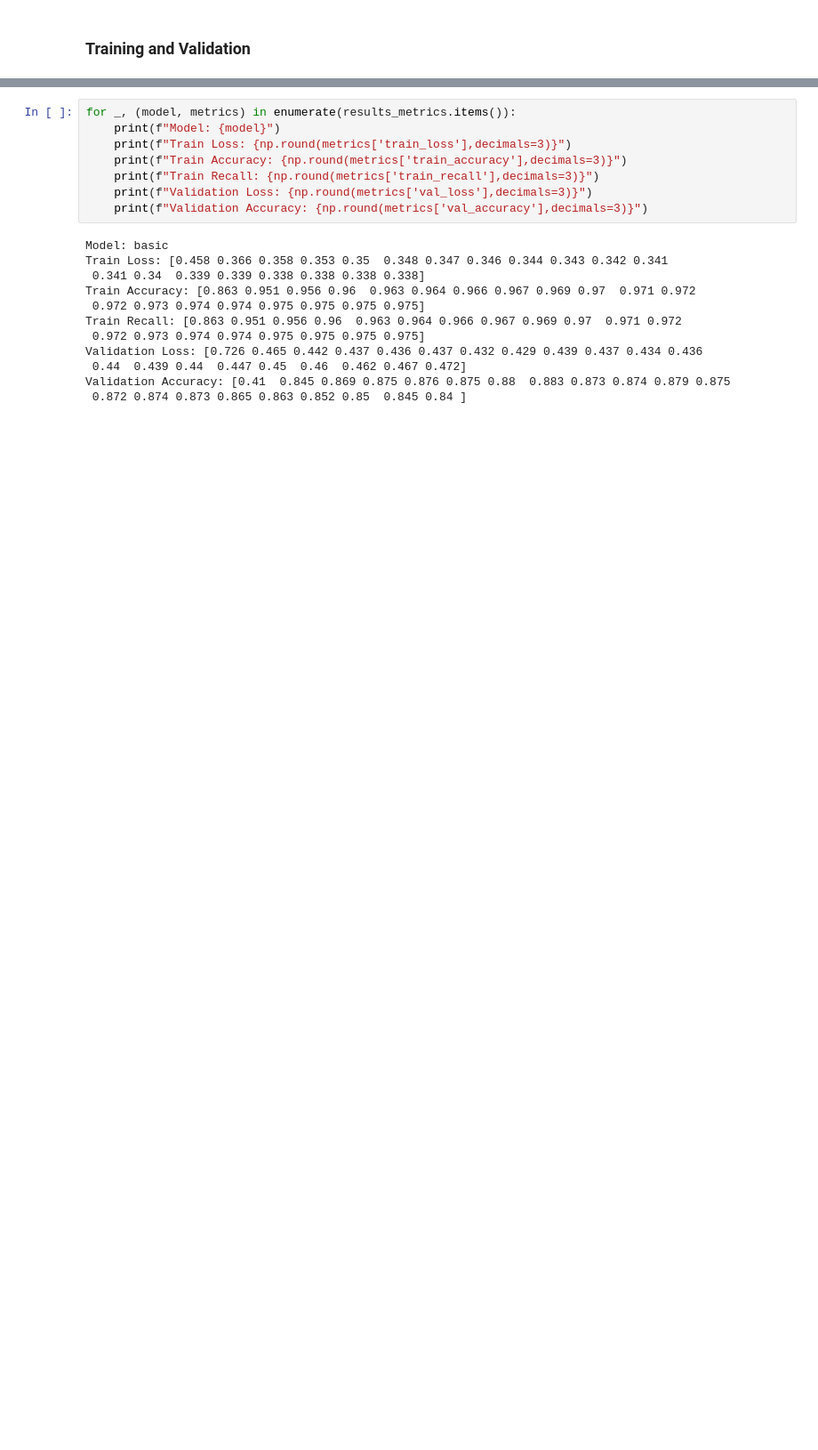
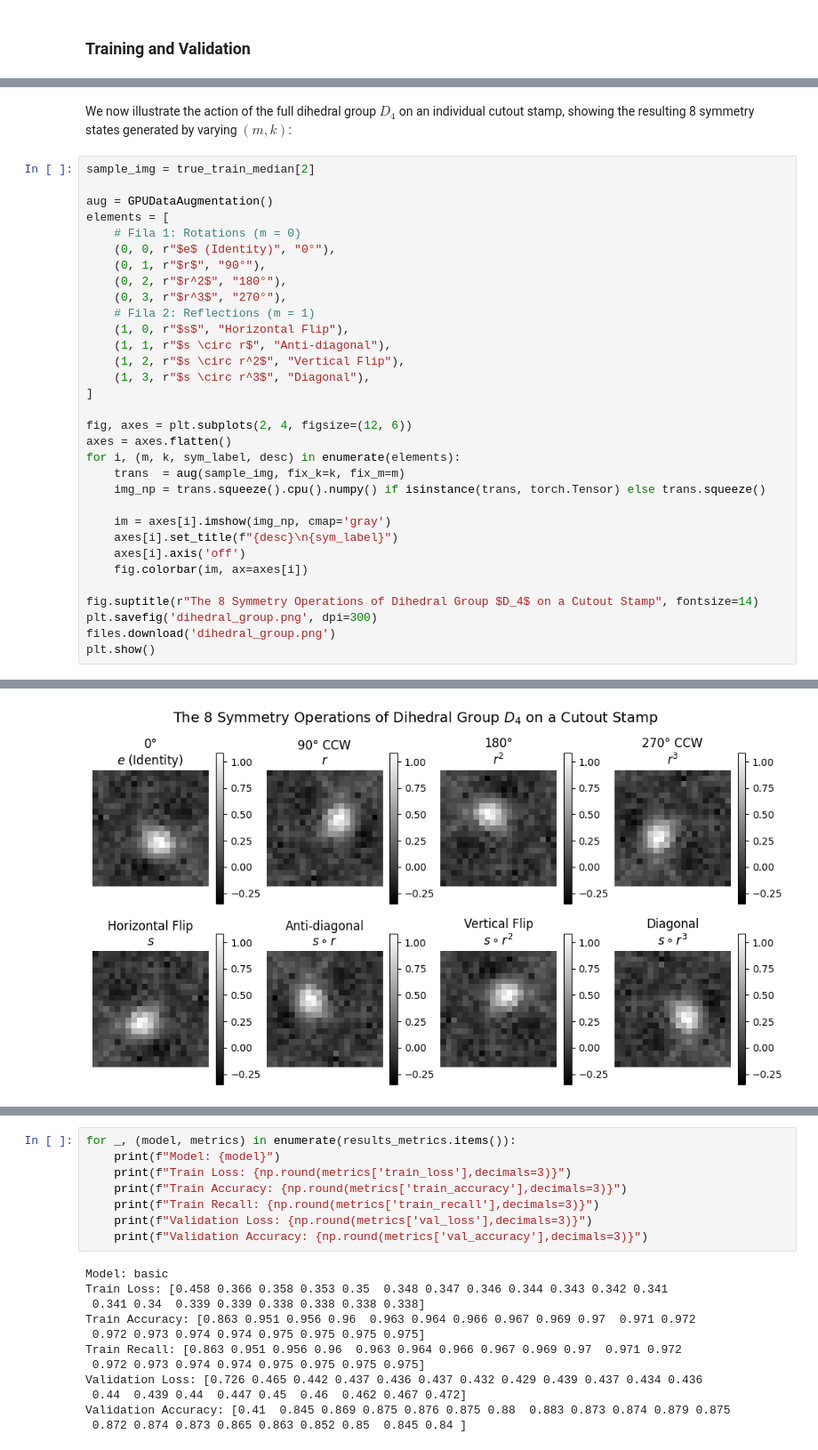
Before and after one commit to jurados/KBMOD-StampNet, a Jupyter notebook: KBMOD_Classifier_Stamps.ipynb, the cells around one changed output, grey strips where cells are left out. Shown at 89% size. Saved outputs shown, nothing was run; the diff lists cells and outputs as text; blank space fills up the shorter version.

```diff
--- a/KBMOD_Classifier_Stamps.ipynb
+++ b/KBMOD_Classifier_Stamps.ipynb
@@ -741,2 +775,37 @@ class GPUDataAugmentation(nn.Module):
 
         return x
+# %% [markdown]
+We now illustrate the action of the full dihedral group $D_4$ on an individual cutout stamp, showing the resulting 8 symmetry states generated by varying $(m, k)$:
+# %%
+sample_img = true_train_median[2]
+
+aug = GPUDataAugmentation()
+elements = [
+    # Fila 1: Rotations (m = 0)
+    (0, 0, r"$e$ (Identity)", "0°"),
+    (0, 1, r"$r$", "90°"),
+    (0, 2, r"$r^2$", "180°"),
+    (0, 3, r"$r^3$", "270°"),
+    # Fila 2: Reflections (m = 1)
+    (1, 0, r"$s$", "Horizontal Flip"),
+    (1, 1, r"$s \circ r$", "Anti-diagonal"),
+    (1, 2, r"$s \circ r^2$", "Vertical Flip"),
+    (1, 3, r"$s \circ r^3$", "Diagonal"),
+]
+
+fig, axes = plt.subplots(2, 4, figsize=(12, 6))
+axes = axes.flatten()
+for i, (m, k, sym_label, desc) in enumerate(elements):
+    trans  = aug(sample_img, fix_k=k, fix_m=m)
+    img_np = trans.squeeze().cpu().numpy() if isinstance(trans, torch.Tensor) else trans.squeeze()
+
+    im = axes[i].imshow(img_np, cmap='gray')
+    axes[i].set_title(f"{desc}\n{sym_label}")
+    axes[i].axis('off')
+    fig.colorbar(im, ax=axes[i])
+
+fig.suptitle(r"The 8 Symmetry Operations of Dihedral Group $D_4$ on a Cutout Stamp", fontsize=14)
+plt.savefig('dihedral_group.png', dpi=300)
+files.download('dihedral_group.png')
+plt.show()
+# %% [output]
@@ -743,3 +814,4 @@ class GPUDataAugmentation(nn.Module):
+[figure, added]
 # %%
 class StampClassifier(L.LightningModule):
     def __init__(self, num_classes=2, model='basic', lr=1e-3):
```
Also changed, not shown: parts of 15 cells of this notebook.
